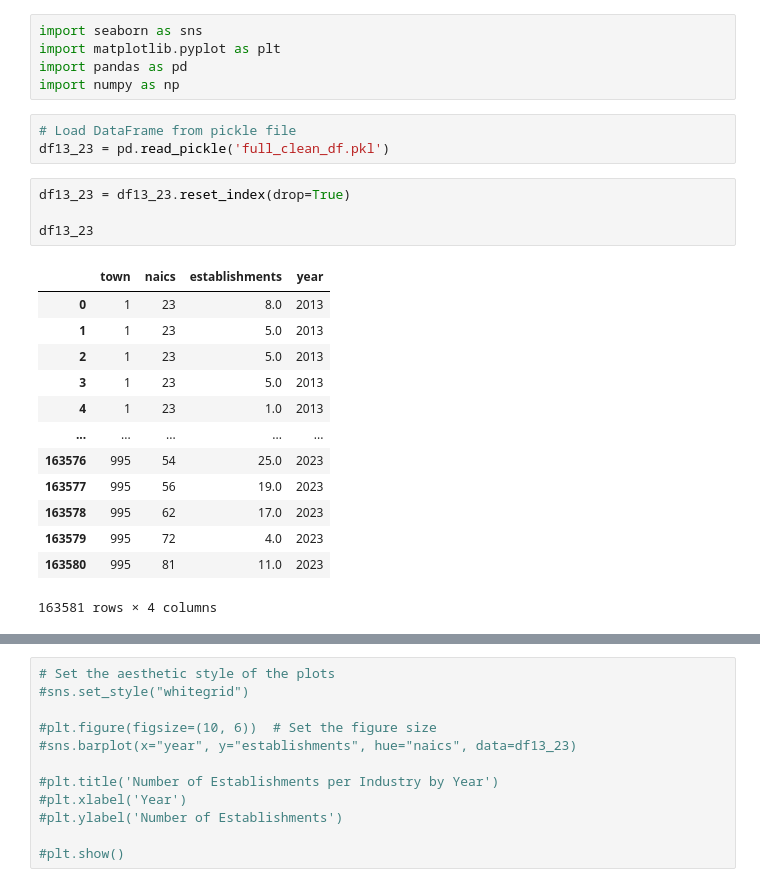
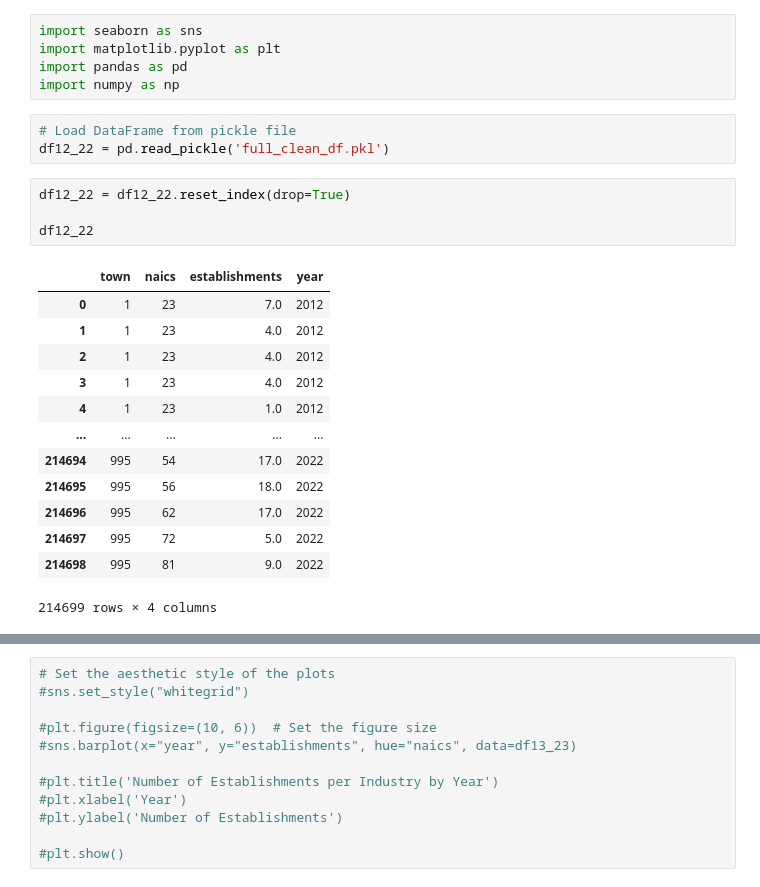
Before and after one commit to nessajimenez/pr-biz-patterns, a Jupyter notebook: Graphs from Clean Data.ipynb, the cells around one changed output, grey strips where cells are left out. Drawn from its saved outputs; the diff is of its cells as text.

```diff
--- a/Graphs from Clean Data.ipynb
+++ b/Graphs from Clean Data.ipynb
@@ -5,24 +5,24 @@ import pandas as pd
 import numpy as np
 # %%
 # Load DataFrame from pickle file
-df13_23 = pd.read_pickle('full_clean_df.pkl')
+df12_22 = pd.read_pickle('full_clean_df.pkl')
 # %%
-df13_23 = df13_23.reset_index(drop=True)
+df12_22 = df12_22.reset_index(drop=True)
 
-df13_23
+df12_22
 # %% [output]
 |  | town | naics | establishments | year |
-| 0 | 1 | 23 | 8.0 | 2013 |
-| 1 | 1 | 23 | 5.0 | 2013 |
-| 2 | 1 | 23 | 5.0 | 2013 |
-| 3 | 1 | 23 | 5.0 | 2013 |
-| 4 | 1 | 23 | 1.0 | 2013 |
+| 0 | 1 | 23 | 7.0 | 2012 |
+| 1 | 1 | 23 | 4.0 | 2012 |
+| 2 | 1 | 23 | 4.0 | 2012 |
+| 3 | 1 | 23 | 4.0 | 2012 |
+| 4 | 1 | 23 | 1.0 | 2012 |
 | ... | ... | ... | ... | ... |
-| 163576 | 995 | 54 | 25.0 | 2023 |
-| 163577 | 995 | 56 | 19.0 | 2023 |
-| 163578 | 995 | 62 | 17.0 | 2023 |
-| 163579 | 995 | 72 | 4.0 | 2023 |
-| 163580 | 995 | 81 | 11.0 | 2023 |
+| 214694 | 995 | 54 | 17.0 | 2022 |
+| 214695 | 995 | 56 | 18.0 | 2022 |
+| 214696 | 995 | 62 | 17.0 | 2022 |
+| 214697 | 995 | 72 | 5.0 | 2022 |
+| 214698 | 995 | 81 | 9.0 | 2022 |
-163581 rows × 4 columns
+214699 rows × 4 columns
 # %%
 # Plotting the line graph using Seaborn
```
Also changed, not shown: parts of 3 cells of this notebook, 2 other files.
